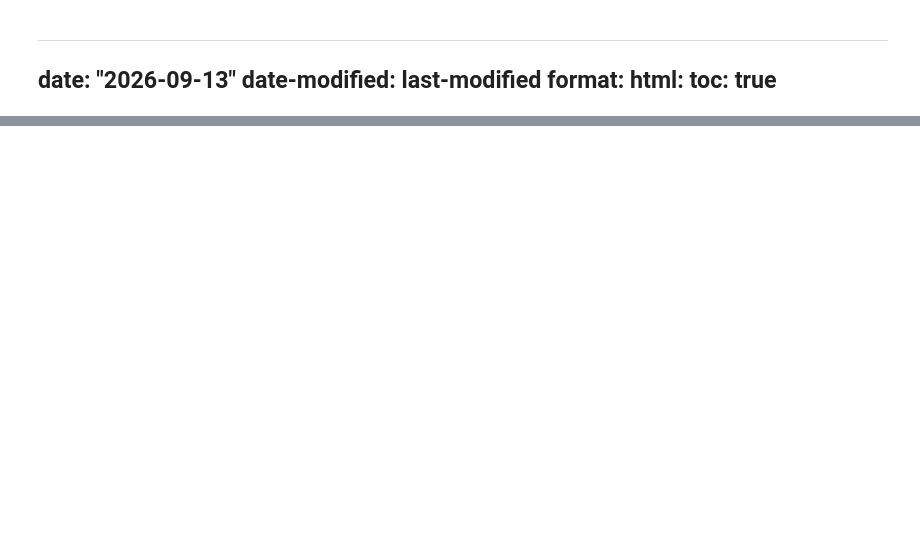
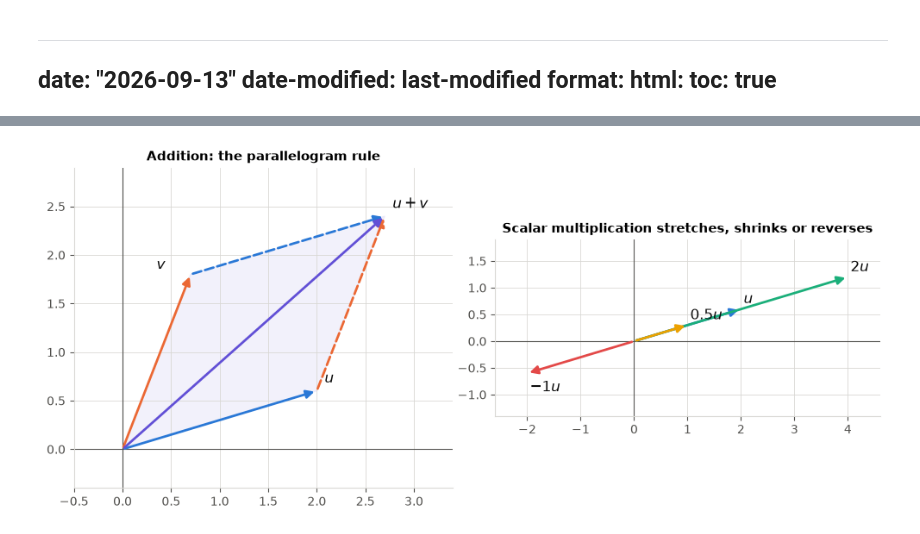
Before and after one commit to rohanishervin/kb, a Jupyter notebook: nodes/vector-spaces.ipynb, the cells around one changed output, grey strips where cells are left out. Cells and saved outputs as stored; diff of their text form; code cells hidden in the pictures; blank space fills up the shorter version.

```diff
--- a/nodes/vector-spaces.ipynb
+++ b/nodes/vector-spaces.ipynb
@@ -345,0 +90,44 @@ All finite-dimensional vector spaces of the same dimension over $K$ behave ident
+# %%
+
+import numpy as np
+import matplotlib.pyplot as plt
+
+BLUE, ORANGE, AQUA, YELLOW = "#2a78d6", "#eb6834", "#1baf7a", "#eda100"
+MAGENTA, GREEN, VIOLET, RED = "#e87ba4", "#008300", "#6250d6", "#e34948"
+INK, MUTED, GRID = "#0b0b0b", "#52514e", "#d9d8d4"
+plt.rcParams.update({
+    "axes.edgecolor": GRID, "axes.grid": True, "grid.color": GRID, "grid.linewidth": 0.6,
+    "axes.spines.top": False, "axes.spines.right": False, "axes.titlesize": 11,
+    "axes.titleweight": "bold", "xtick.color": MUTED, "ytick.color": MUTED,
+    "legend.frameon": False, "font.size": 10})
+
+def arrow(ax, v, color, label=None, origin=(0, 0), ls="-", offset=(0.08, 0.08)):
+    """Draw the vector v as an arrow starting at origin."""
+    tip = (origin[0] + v[0], origin[1] + v[1])
+    ax.annotate("", xy=tip, xytext=origin,
+                arrowprops=dict(arrowstyle="-|>", color=color, lw=2, ls=ls, mutation_scale=14))
+    if label:
+        ax.text(tip[0] + offset[0], tip[1] + offset[1], label, color=INK, fontsize=12)
+
+u, v = np.array([2.0, 0.6]), np.array([0.7, 1.8])
+fig, axes = plt.subplots(1, 2, figsize=(10, 4.2))
+
+ax = axes[0]
+ax.fill([0, u[0], u[0] + v[0], v[0]], [0, u[1], u[1] + v[1], v[1]], color=VIOLET, alpha=0.08)
+arrow(ax, v, ORANGE, origin=u, ls="--"); arrow(ax, u, BLUE, origin=v, ls="--")
+arrow(ax, u, BLUE, "$u$"); arrow(ax, v, ORANGE, "$v$", offset=(-0.35, 0.05))
+arrow(ax, u + v, VIOLET, "$u+v$")
+ax.set_title("Addition: the parallelogram rule")
+
+ax = axes[1]
+for a, c in [(1, BLUE), (2, AQUA), (-1, RED), (0.5, YELLOW)]:
+    arrow(ax, a * u, c, f"${a:g}u$" if a != 1 else "$u$", offset=(0.05, -0.35 if a < 0 else 0.1))
+ax.set_title("Scalar multiplication stretches, shrinks or reverses")
+
+for ax in axes:
+    ax.set_aspect("equal"); ax.axhline(0, color=MUTED, lw=0.8); ax.axvline(0, color=MUTED, lw=0.8)
+axes[0].set_xlim(-0.5, 3.4); axes[0].set_ylim(-0.4, 2.9)
+axes[1].set_xlim(-2.6, 4.6); axes[1].set_ylim(-1.4, 1.9)
+plt.tight_layout(); plt.show()
+# %% [output]
+[figure, added]
```
Also changed, not shown: parts of 15 cells of this notebook, 49 other files.
